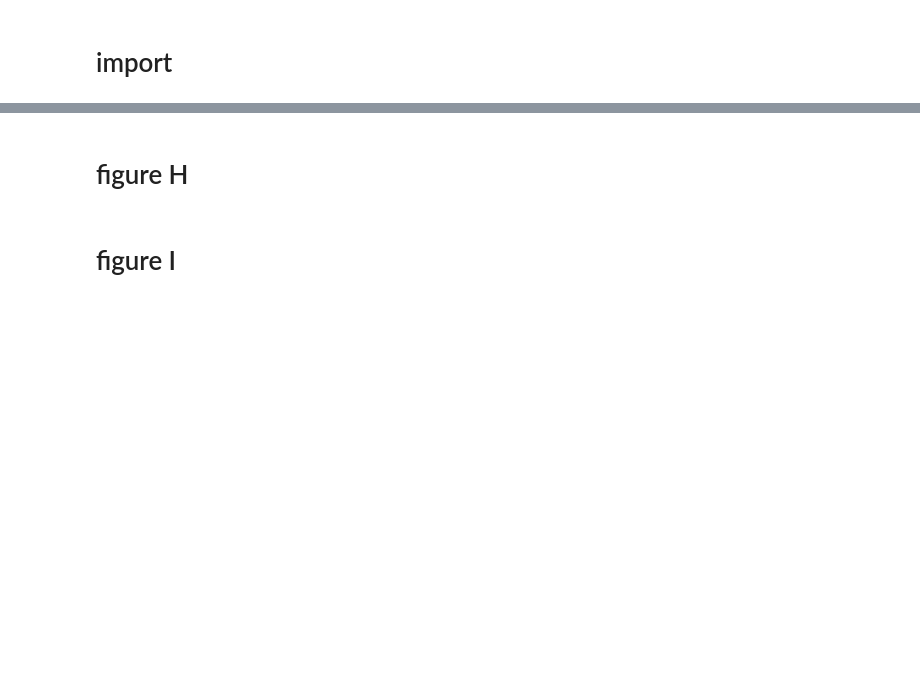
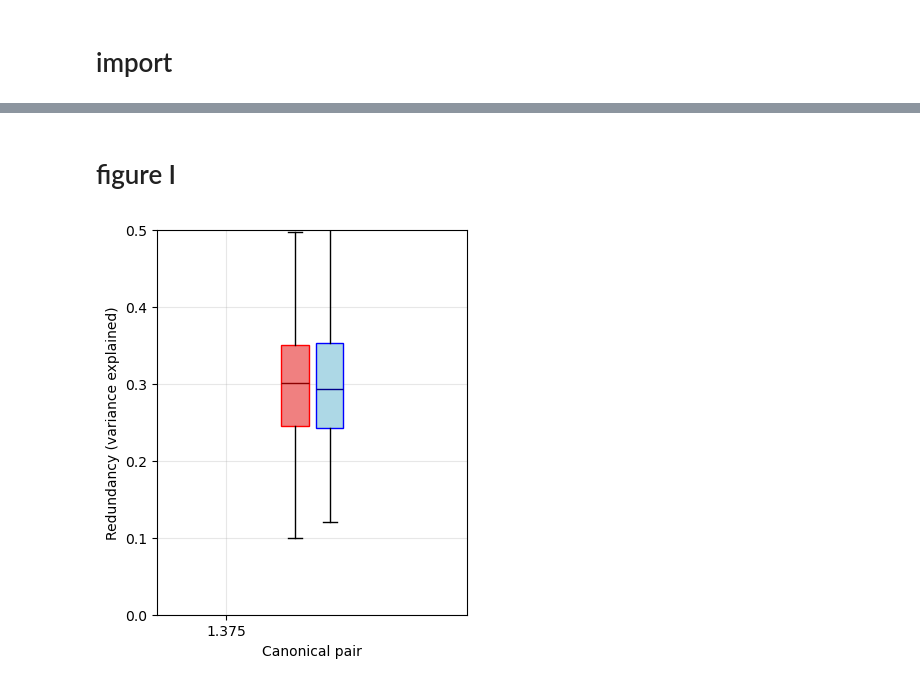
Before and after one commit to EmmettJT/procedural_replay_paper_2025, a Jupyter notebook: ED_10/ED10_plots.ipynb, the cells around one changed output, grey strips where cells are left out. Saved outputs shown, nothing was run; the diff lists cells and outputs as text; code cells hidden in the pictures; blank space fills up the shorter version.

```diff
--- a/ED_10/ED10_plots.ipynb
+++ b/ED_10/ED10_plots.ipynb
@@ -17,4 +188,6 @@
 # %% [markdown]
-# figure H
+# figure I
-# %% [markdown]
-# figure I
+# %%
+redundancy(X_scaled,Y_scaled,1)
+# %% [output]
+[figure, added]
```
Also changed, not shown: parts of 13 cells of this notebook, 2 other files.
